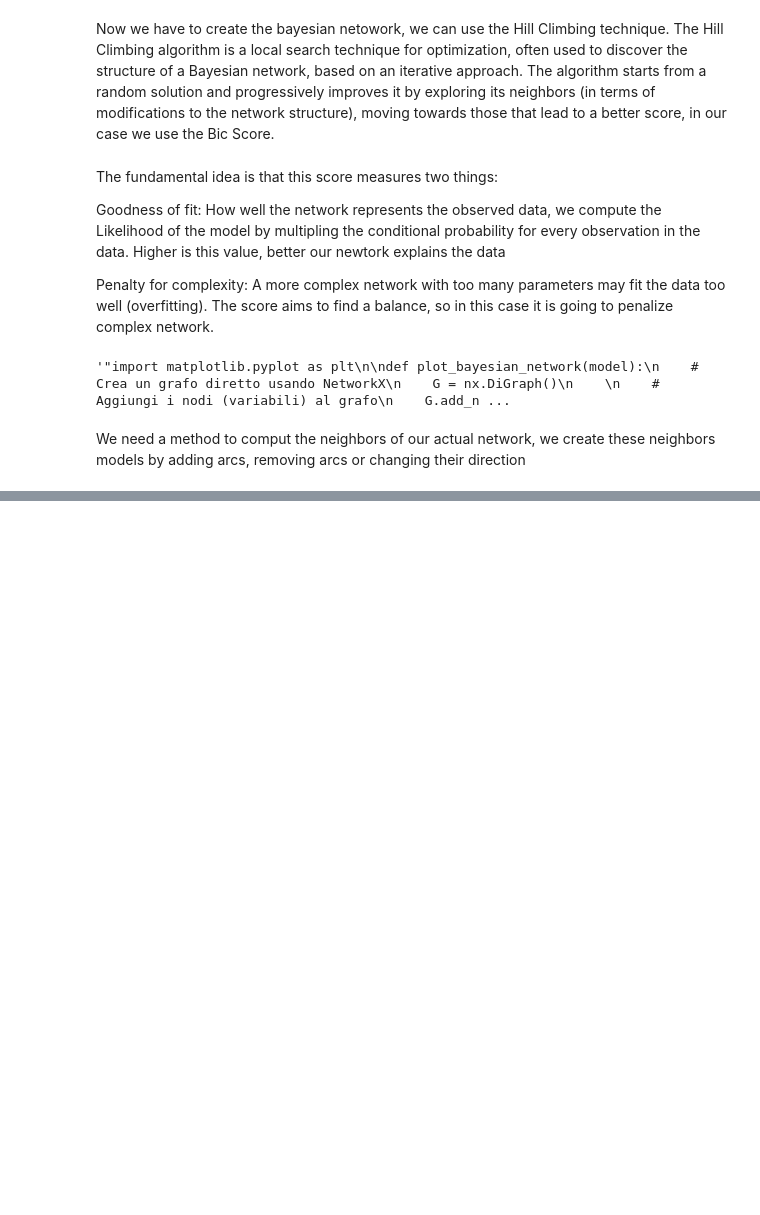
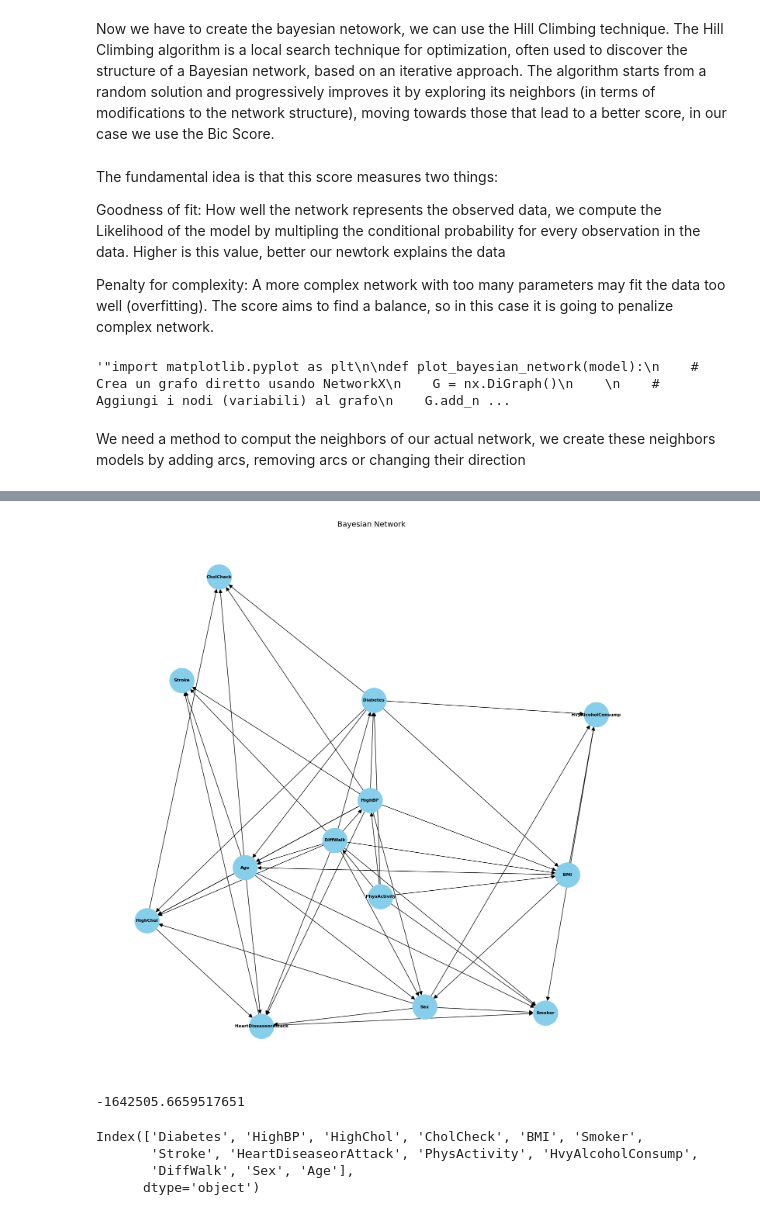
Before and after one commit to aletricca02/MDL3, a Jupyter notebook: project.ipynb, the cells around one changed output, grey strips where cells are left out. Saved outputs shown, nothing was run; the diff lists cells and outputs as text; code cells hidden in the pictures; blank space fills up the shorter version.

```diff
--- a/project.ipynb
+++ b/project.ipynb
@@ -299,0 +317,23 @@ print(best_score)
+# %%
+from pgmpy.estimators import HillClimbSearch, BicScore
+
+# Esegui Hill Climbing per trovare la miglior struttura
+hc = HillClimbSearch(df)
+#scoring_method = BicScore(df)
+best_model = hc.estimate(scoring_method="bicscore" )
+#best_score = scoring_method.score(best_model)
+#print("Score della rete trovata:", best_score)
+# Stampa la struttura trovata
+plot_bayesian_network(best_model)
+bic_score = BicScore(df).score(best_model)
+print(bic_score)
+# %% [output]
+[figure, added]
+-1642505.6659517651
+# %%
+df.columns
+# %% [output]
+Index(['Diabetes', 'HighBP', 'HighChol', 'CholCheck', 'BMI', 'Smoker',
+       'Stroke', 'HeartDiseaseorAttack', 'PhysActivity', 'HvyAlcoholConsump',
+       'DiffWalk', 'Sex', 'Age'],
+      dtype='object')
```
Also changed, not shown: parts of 7 cells of this notebook, 6 other files.
